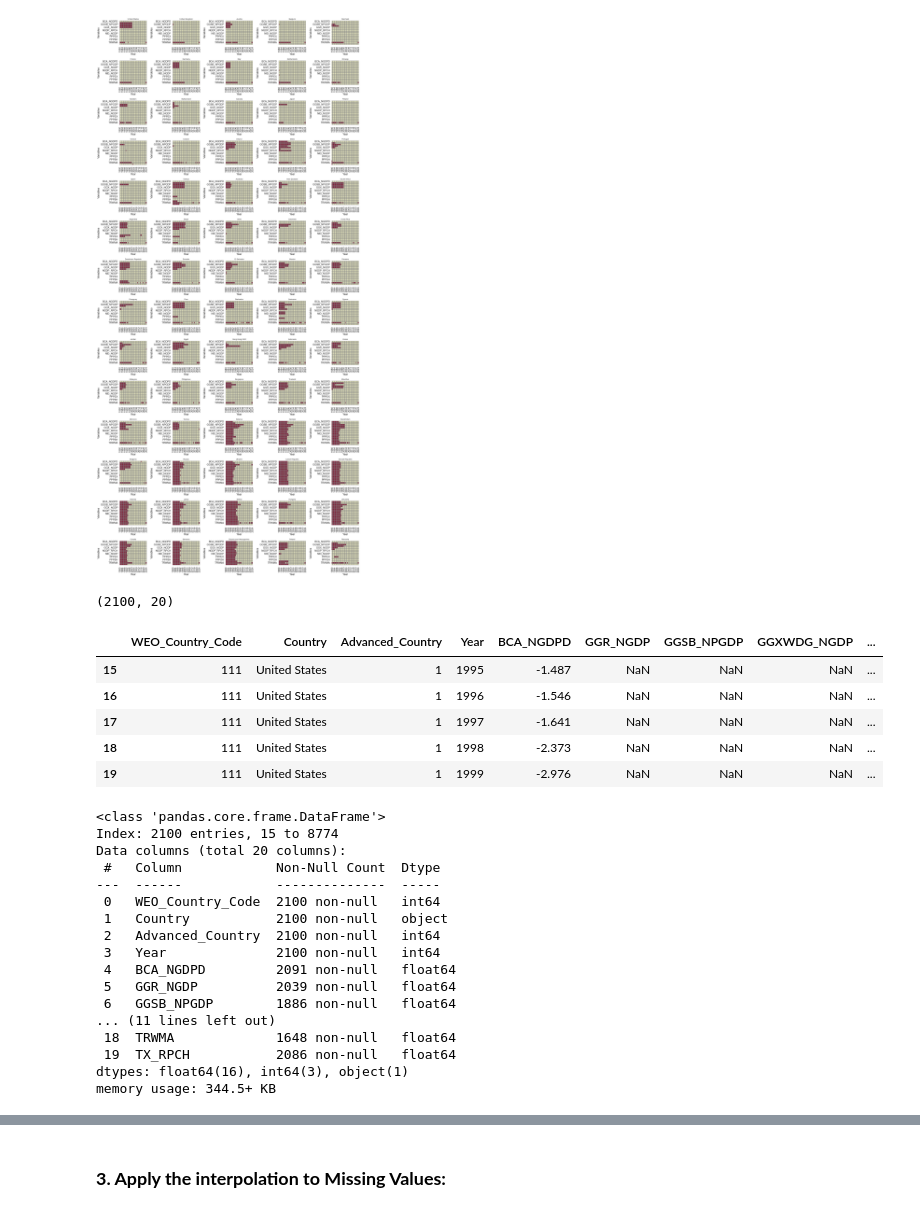
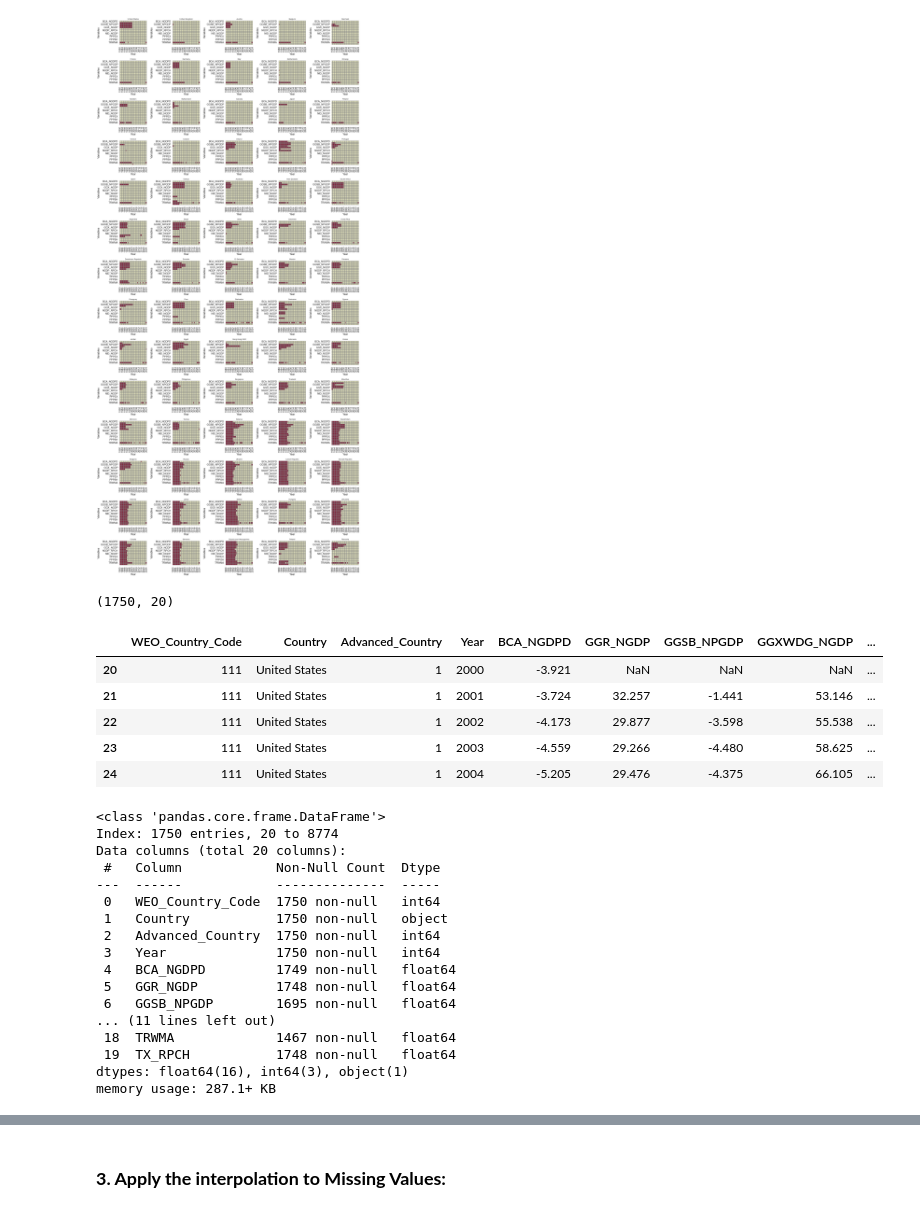
Before and after one commit to MohamedataS/Inflation-Forecasting-PanelModels, a Jupyter notebook: 04-Clean_Organize_EDA/05-Null_Value.ipynb, the cells around one changed output, grey strips where cells are left out. Cells and saved outputs as stored; diff of their text form; code cells hidden in the pictures.

```diff
--- a/04-Clean_Organize_EDA/05-Null_Value.ipynb
+++ b/04-Clean_Organize_EDA/05-Null_Value.ipynb
@@ -202,37 +202,37 @@ plt.show()
 # %% [output]
 [figure]
 # %%
-filtered_df2 = filtered_df[filtered_df.Year.isin(np.arange(1995,2025))]
+filtered_df2 = filtered_df[filtered_df.Year.isin(np.arange(2000,2025))]
 print(filtered_df2.shape)
 filtered_df2.head()
 # %% [output]
-(2100, 20)
+(1750, 20)
 |  | WEO_Country_Code | Country | Advanced_Country | Year | BCA_NGDPD | GGR_NGDP | GGSB_NPGDP | GGXWDG_NGDP | ... |
-| 15 | 111 | United States | 1 | 1995 | -1.487 | NaN | NaN | NaN | ... |
-| 16 | 111 | United States | 1 | 1996 | -1.546 | NaN | NaN | NaN | ... |
-| 17 | 111 | United States | 1 | 1997 | -1.641 | NaN | NaN | NaN | ... |
-| 18 | 111 | United States | 1 | 1998 | -2.373 | NaN | NaN | NaN | ... |
-| 19 | 111 | United States | 1 | 1999 | -2.976 | NaN | NaN | NaN | ... |
+| 20 | 111 | United States | 1 | 2000 | -3.921 | NaN | NaN | NaN | ... |
+| 21 | 111 | United States | 1 | 2001 | -3.724 | 32.257 | -1.441 | 53.146 | ... |
+| 22 | 111 | United States | 1 | 2002 | -4.173 | 29.877 | -3.598 | 55.538 | ... |
+| 23 | 111 | United States | 1 | 2003 | -4.559 | 29.266 | -4.480 | 58.625 | ... |
+| 24 | 111 | United States | 1 | 2004 | -5.205 | 29.476 | -4.375 | 66.105 | ... |
 # %%
 filtered_df2.info()
 # %% [output]
 <class 'pandas.core.frame.DataFrame'>
-Index: 2100 entries, 15 to 8774
+Index: 1750 entries, 20 to 8774
 Data columns (total 20 columns):
  #   Column            Non-Null Count  Dtype
 ---  ------            --------------  -----
- 0   WEO_Country_Code  2100 non-null   int64
- 1   Country           2100 non-null   object
- 2   Advanced_Country  2100 non-null   int64
- 3   Year              2100 non-null   int64
- 4   BCA_NGDPD         2091 non-null   float64
- 5   GGR_NGDP          2039 non-null   float64
- 6   GGSB_NPGDP        1886 non-null   float64
+ 0   WEO_Country_Code  1750 non-null   int64
+ 1   Country           1750 non-null   object
+ 2   Advanced_Country  1750 non-null   int64
+ 3   Year              1750 non-null   int64
+ 4   BCA_NGDPD         1749 non-null   float64
+ 5   GGR_NGDP          1748 non-null   float64
+ 6   GGSB_NPGDP        1695 non-null   float64
 ... (11 lines left out)
- 18  TRWMA             1648 non-null   float64
- 19  TX_RPCH           2086 non-null   float64
+ 18  TRWMA             1467 non-null   float64
+ 19  TX_RPCH           1748 non-null   float64
 dtypes: float64(16), int64(3), object(1)
-memory usage: 344.5+ KB
+memory usage: 287.1+ KB
 # %%
 filtered_df2.isna().sum()
 # %% [output]
```
Also changed, not shown: parts of 4 cells of this notebook, 9 other files.
